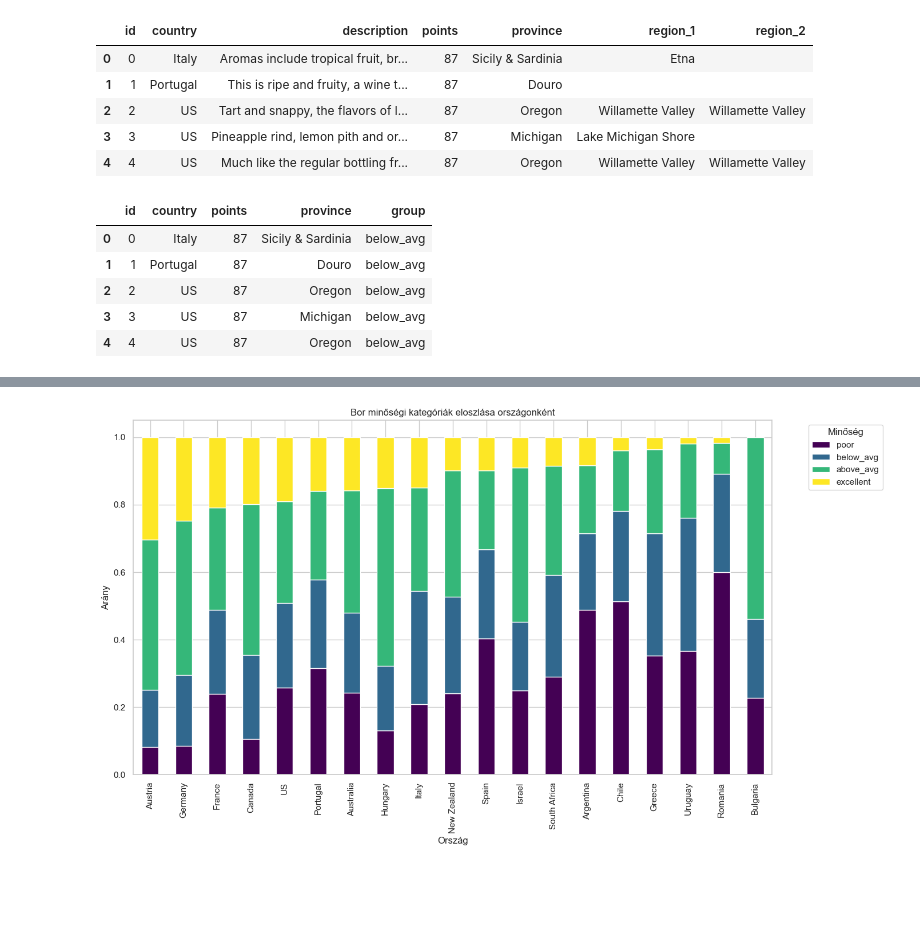
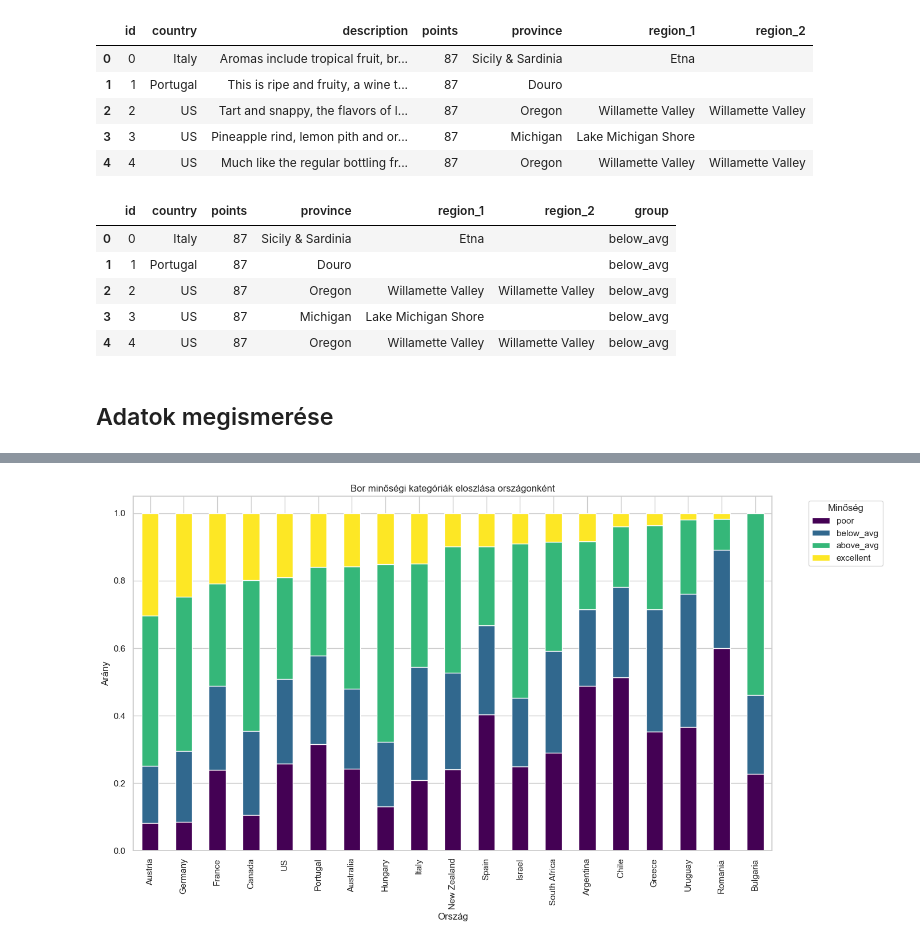
Before and after one commit to lego111Aron/Adattudomany-Projektmunka, a Jupyter notebook: Analize.ipynb, the cells around one changed output, grey strips where cells are left out. Cells and saved outputs as stored; diff of their text form; code cells hidden in the pictures; blank space fills up the shorter version.

```diff
--- a/Analize.ipynb
+++ b/Analize.ipynb
@@ -22,19 +22,21 @@ display(df.head())
 | 3 | 3 | US | Pineapple rind, lemon pith and or... | 87 | Michigan | Lake Michigan Shore |  |
 | 4 | 4 | US | Much like the regular bottling fr... | 87 | Oregon | Willamette Valley | Willamette Valley |
 # %%
-df_description = df[['id', 'country', 'points', 'province']].copy()
+df_description = df[['id', 'country', 'points', 'province', 'region_1', 'region_2']].copy()
 # df_description.head(5)
 
 df_description['group'] = pd.qcut(df_description['points'].astype(int),
                                  q=4,
                                  labels=['poor', 'below_avg', 'above_avg', 'excellent'])
 
 # display(df_description['group'].value_counts())
 display(df_description.head(5))
 # %% [output]
-|  | id | country | points | province | group |
-| 0 | 0 | Italy | 87 | Sicily & Sardinia | below_avg |
-| 1 | 1 | Portugal | 87 | Douro | below_avg |
-| 2 | 2 | US | 87 | Oregon | below_avg |
-| 3 | 3 | US | 87 | Michigan | below_avg |
-| 4 | 4 | US | 87 | Oregon | below_avg |
+|  | id | country | points | province | region_1 | region_2 | group |
+| 0 | 0 | Italy | 87 | Sicily & Sardinia | Etna |  | below_avg |
+| 1 | 1 | Portugal | 87 | Douro |  |  | below_avg |
+| 2 | 2 | US | 87 | Oregon | Willamette Valley | Willamette Valley | below_avg |
+| 3 | 3 | US | 87 | Michigan | Lake Michigan Shore |  | below_avg |
+| 4 | 4 | US | 87 | Oregon | Willamette Valley | Willamette Valley | below_avg |
+# %% [markdown]
+## Adatok megismerése
```
Also changed, not shown: parts of 7 cells of this notebook.
